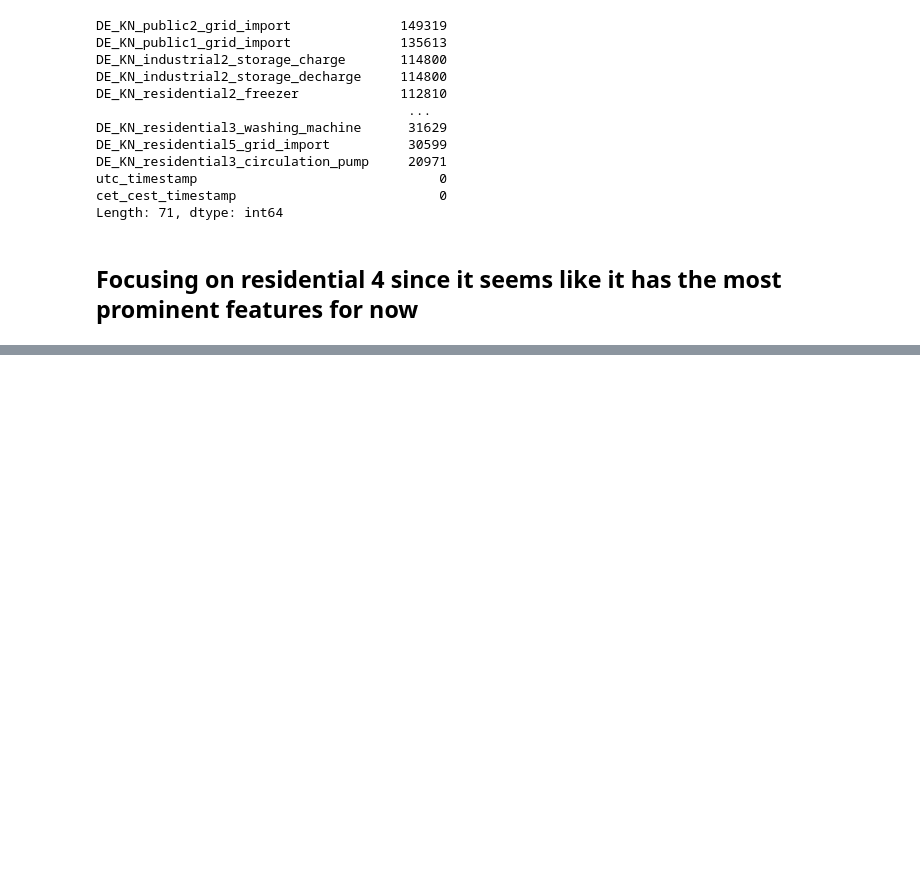
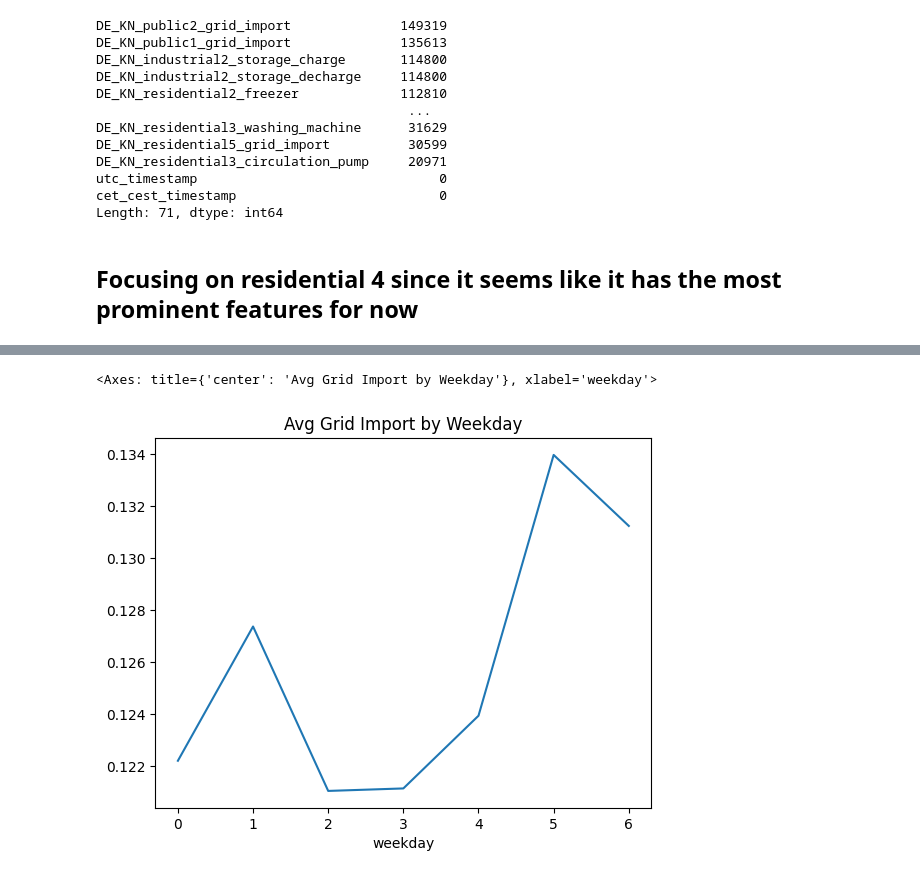
Before and after one commit to Iminza67/Household-Energy-Consumption-Generation-Analysis, a Jupyter notebook: notebooks/EDA.ipynb, the cells around one changed output, grey strips where cells are left out. Drawn from its saved outputs; the diff is of its cells as text; code cells hidden in the pictures; blank space fills up the shorter version.

```diff
--- a/notebooks/EDA.ipynb
+++ b/notebooks/EDA.ipynb
@@ -87,0 +226,7 @@ datetime64[us, UTC]
+# %%
+res4["weekday"] = res4.index.dayofweek
+
+res4.groupby("weekday")["grid_import"].mean().plot(title="Avg Grid Import by Weekday")
+# %% [output]
+<Axes: title={'center': 'Avg Grid Import by Weekday'}, xlabel='weekday'>
+[figure, added]
```
Also changed, not shown: parts of 37 cells of this notebook.
